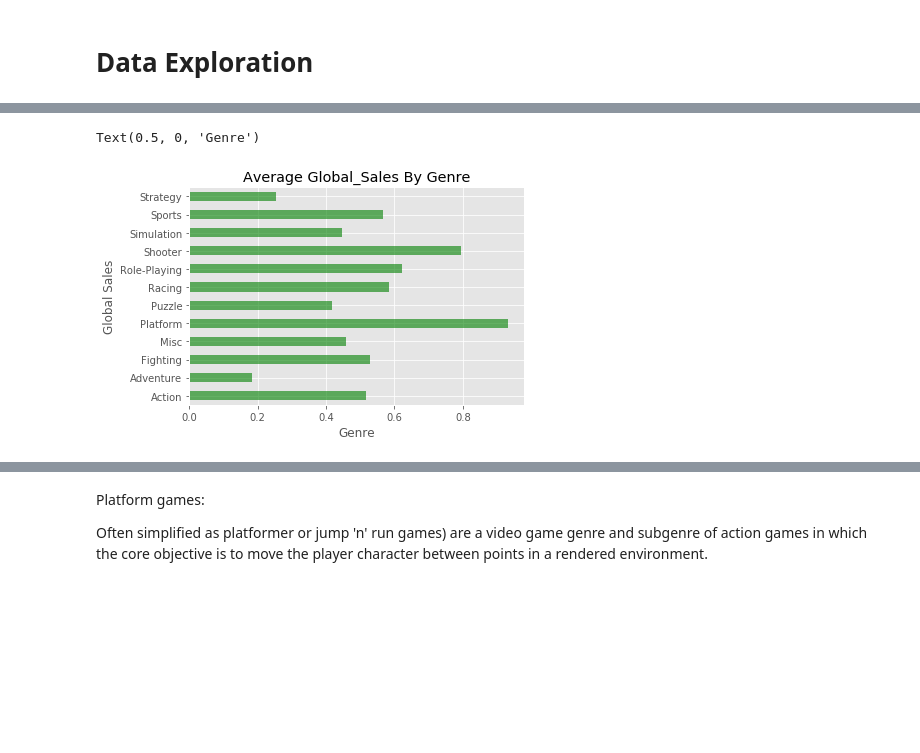
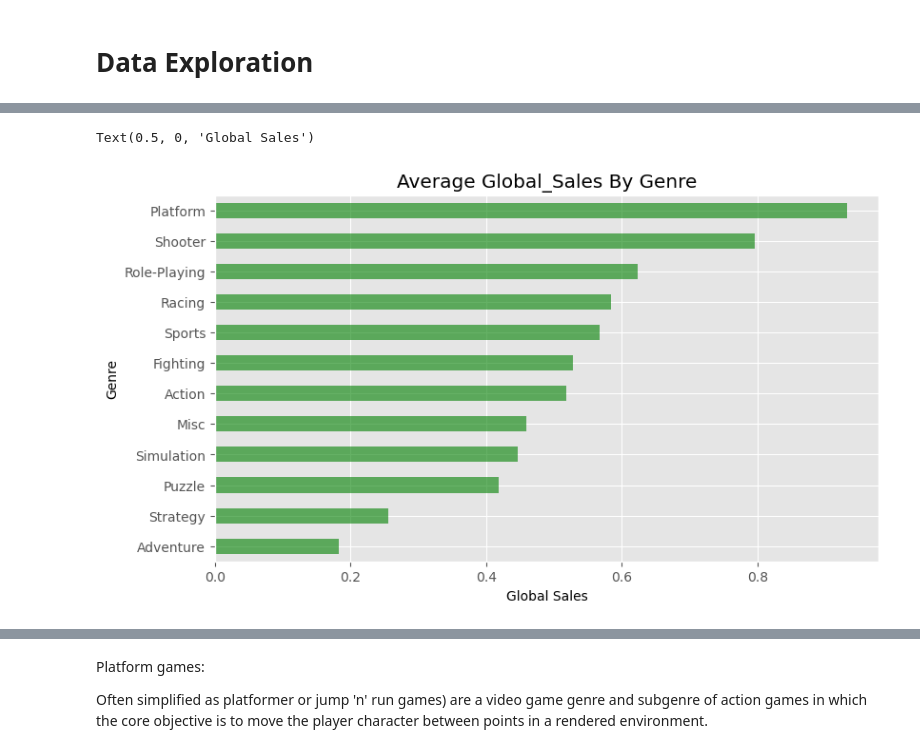
Before and after one commit to Gal-Gottlieb/Analysis-And-Visualization-Of-Video-Games-Sales, a Jupyter notebook: Video Games Sales - Python Script.ipynb, the cells around one changed output, grey strips where cells are left out. Drawn from its saved outputs; the diff is of its cells as text; code cells hidden in the pictures; blank space fills up the shorter version.

```diff
--- a/Video Games Sales - Python Script.ipynb
+++ b/Video Games Sales - Python Script.ipynb
@@ -133,7 +134,9 @@ df[(df['Name'].isnull()) | (df['Genre'].isnull())]
 # %%
 # Dropping rows with Null values in Genre and name columns
 
-df.drop(df.loc[(df['Name'].isnull()) | (df['Genre'].isnull())].index, inplace=True)
+df.drop(df.loc[(df['Name'].isnull()) |
+               (df['Genre'].isnull())].index,
+        inplace=True)
 # %%
 # Checking that rows with Null values in Genre and name columns have been deleted
 
@@ -420,8 +478,9 @@ Text(0.5, 1.0, 'Global Sales Distribution - 0 To 40M$ Sales')
 # %%
-df.groupby('Genre').Global_Sales.mean().plot(kind='barh',color='green',alpha=0.6)
+plt.figure(figsize=(9,5))
+df.groupby('Genre').Global_Sales.mean().sort_values().plot(kind='barh',color='green',alpha=0.6)
 plt.title('Average Global_Sales By Genre')
-plt.ylabel('Global Sales')
-plt.xlabel('Genre')
+plt.ylabel('Genre')
+plt.xlabel('Global Sales')
 # %% [output]
-Text(0.5, 0, 'Genre')
+Text(0.5, 0, 'Global Sales')
-[figure, old version]
+[figure, new version]
```
Also changed, not shown: parts of 37 cells of this notebook.
